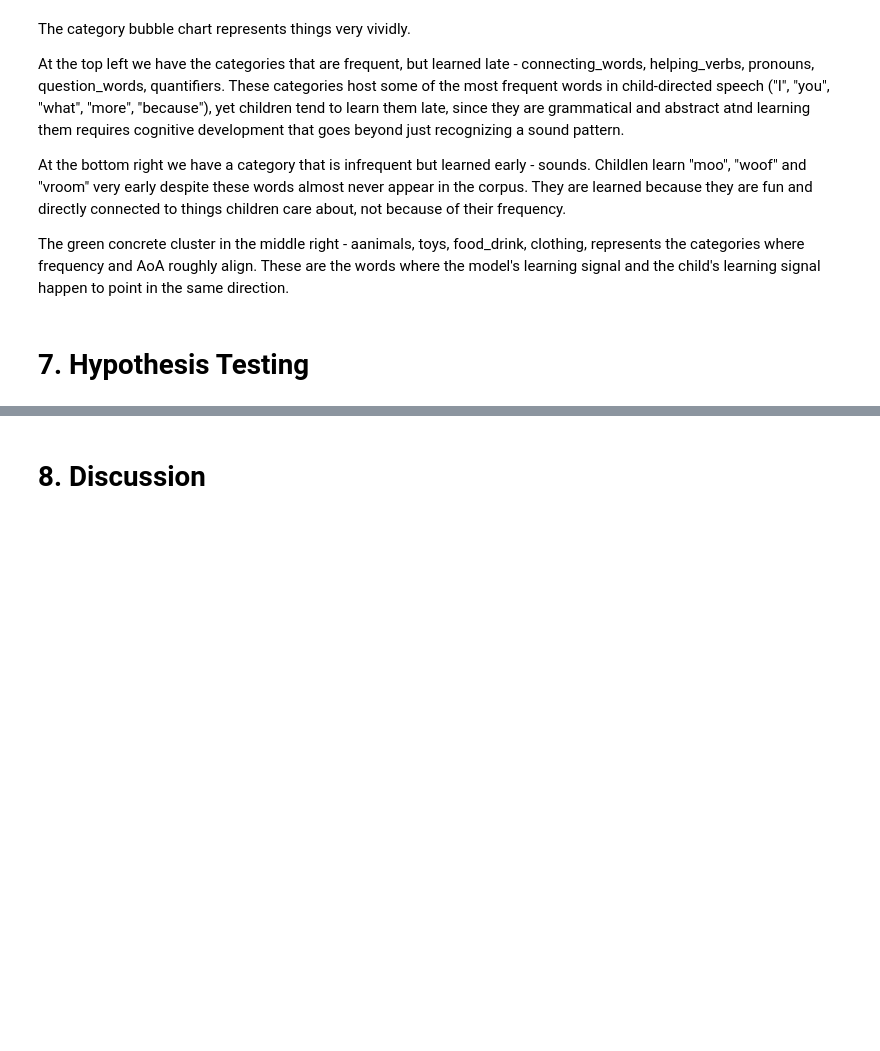
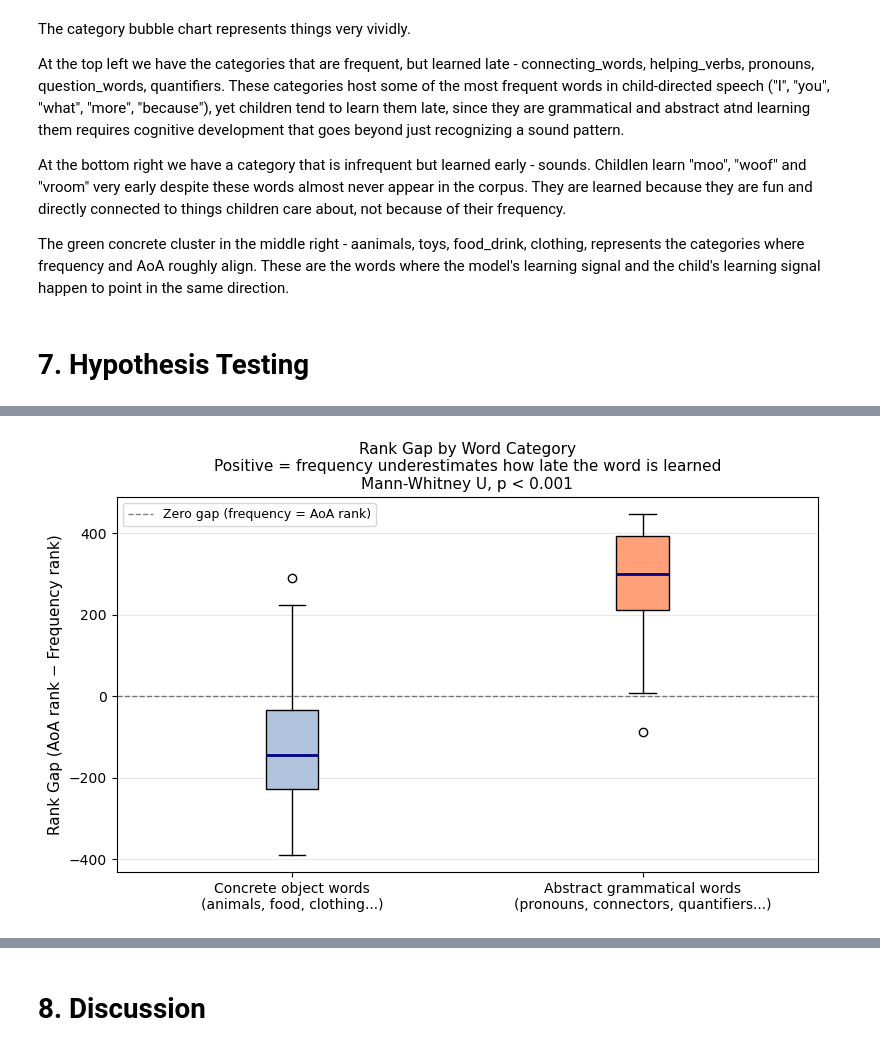
Before and after one commit to Slavena1/Softuni-Data-Science-Final-Project, a Jupyter notebook: SlavenaDataScienceProject.ipynb, the cells around one changed output, grey strips where cells are left out. Saved outputs shown, nothing was run; the diff lists cells and outputs as text; code cells hidden in the pictures; blank space fills up the shorter version.

```diff
--- a/SlavenaDataScienceProject.ipynb
+++ b/SlavenaDataScienceProject.ipynb
@@ -612,0 +672,27 @@ The green concrete cluster in the middle right - aanimals, toys, food_drink, clo
+# %%
+# Visualise rank gap distributions
+fig, ax = plt.subplots(figsize=(8, 5))
+
+bp = ax.boxplot([concrete_words.values, abstract_words.values],
+                tick_labels=['Concrete object words\n(animals, food, clothing...)',
+                        'Abstract grammatical words\n(pronouns, connectors, quantifiers...)'],
+                patch_artist=True,
+                medianprops=dict(color='navy', linewidth=2))
+
+bp['boxes'][0].set_facecolor('lightsteelblue')
+bp['boxes'][1].set_facecolor('lightsalmon')
+
+ax.axhline(0, color='black', linestyle='--', linewidth=1, alpha=0.5,
+           label='Zero gap (frequency = AoA rank)')
+
+ax.set_ylabel('Rank Gap (AoA rank − Frequency rank)', fontsize=11)
+ax.set_title('Rank Gap by Word Category\n'
+             'Positive = frequency underestimates how late the word is learned\n'
+             'Mann-Whitney U, p < 0.001',
+             fontsize=11)
+ax.legend(fontsize=9)
+ax.grid(axis='y', alpha=0.3)
+plt.tight_layout()
+plt.show()
+# %% [output]
+[figure, added]
```
Also changed, not shown: parts of 5 cells of this notebook.
